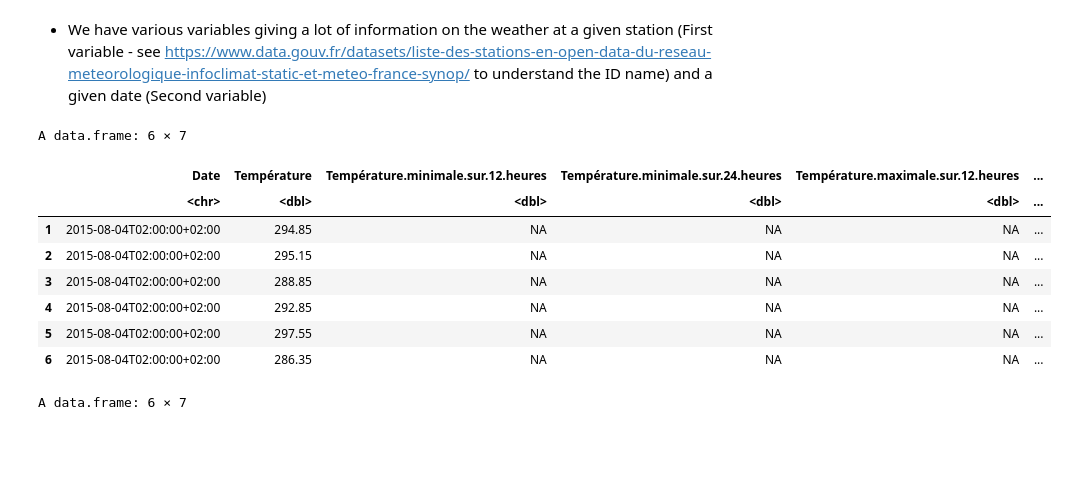
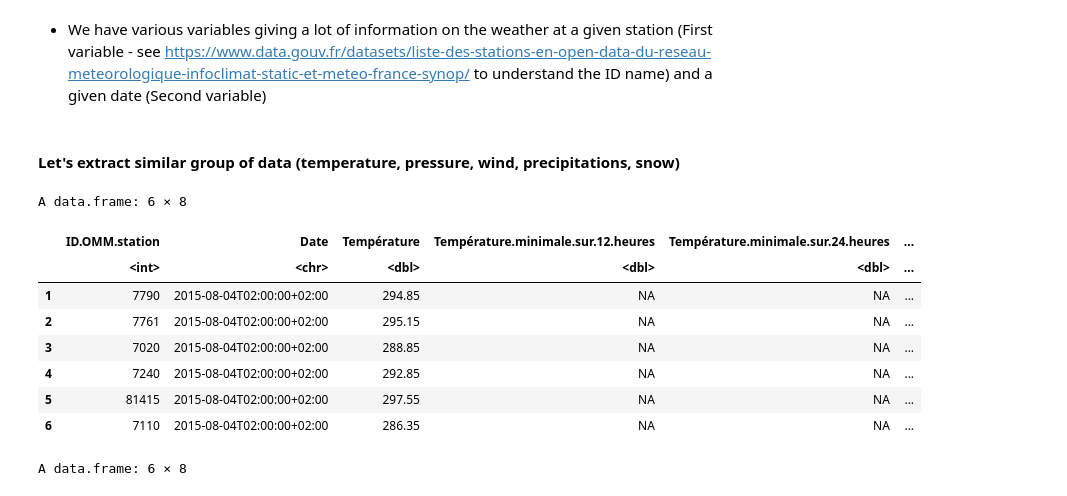
Before and after one commit to AugustinGrunewald/Statistics_Meteo, a Jupyter notebook: main.ipynb, the cells around one changed output. Cells and saved outputs as stored; diff of their text form; code cells hidden in the pictures; blank space fills up the shorter version.

```diff
--- a/main.ipynb
+++ b/main.ipynb
@@ -72,28 +72,30 @@ print(names_df)
 82    82                                           mois_de_l_annee
 # %% [markdown]
 - We have various variables giving a lot of information on the weather at a given station (First variable - see https://www.data.gouv.fr/datasets/liste-des-stations-en-open-data-du-reseau-meteorologique-infoclimat-static-et-meteo-france-synop/ to understand the ID name) and a given date (Second variable)
+# %% [markdown]
+#### Let's extract similar group of data (temperature, pressure, wind, precipitations, snow)
 # %%
 # Selecting only values related to temperature (first in Kelvin, second in Celsius)
-temperature_data <- data_weather[,c(2, 8, 25:29)]
-temperature_data_C <- data_weather[,c(2, 65:70)]
+temperature_data <- data_weather[,c(1:2, 8, 25:29)]
+temperature_data_C <- data_weather[,c(1:2, 65:70)]
 
 # Sorting by ascending date
 temperature_data <- temperature_data[order(temperature_data$Date), ]
 temperature_data_C <- temperature_data_C[order(temperature_data_C$Date), ]
 
 # To order again the index
 rownames(temperature_data) <- NULL
 rownames(temperature_data_C) <- NULL
 head(temperature_data)
 head(temperature_data_C)
 # %% [output]
-A data.frame: 6 × 7
+A data.frame: 6 × 8
-|  | Date | Température | Température.minimale.sur.12.heures | Température.minimale.sur.24.heures | Température.maximale.sur.12.heures | ... |
-|  | <chr> | <dbl> | <dbl> | <dbl> | <dbl> | ... |
-| 1 | 2015-08-04T02:00:00+02:00 | 294.85 | NA | NA | NA | ... |
-| 2 | 2015-08-04T02:00:00+02:00 | 295.15 | NA | NA | NA | ... |
-| 3 | 2015-08-04T02:00:00+02:00 | 288.85 | NA | NA | NA | ... |
-| 4 | 2015-08-04T02:00:00+02:00 | 292.85 | NA | NA | NA | ... |
-| 5 | 2015-08-04T02:00:00+02:00 | 297.55 | NA | NA | NA | ... |
-| 6 | 2015-08-04T02:00:00+02:00 | 286.35 | NA | NA | NA | ... |
+|  | ID.OMM.station | Date | Température | Température.minimale.sur.12.heures | Température.minimale.sur.24.heures | ... |
+|  | <int> | <chr> | <dbl> | <dbl> | <dbl> | ... |
+| 1 | 7790 | 2015-08-04T02:00:00+02:00 | 294.85 | NA | NA | ... |
+| 2 | 7761 | 2015-08-04T02:00:00+02:00 | 295.15 | NA | NA | ... |
+| 3 | 7020 | 2015-08-04T02:00:00+02:00 | 288.85 | NA | NA | ... |
+| 4 | 7240 | 2015-08-04T02:00:00+02:00 | 292.85 | NA | NA | ... |
+| 5 | 81415 | 2015-08-04T02:00:00+02:00 | 297.55 | NA | NA | ... |
+| 6 | 7110 | 2015-08-04T02:00:00+02:00 | 286.35 | NA | NA | ... |
-A data.frame: 6 × 7
+A data.frame: 6 × 8
```
Also changed, not shown: parts of 6 cells of this notebook.
